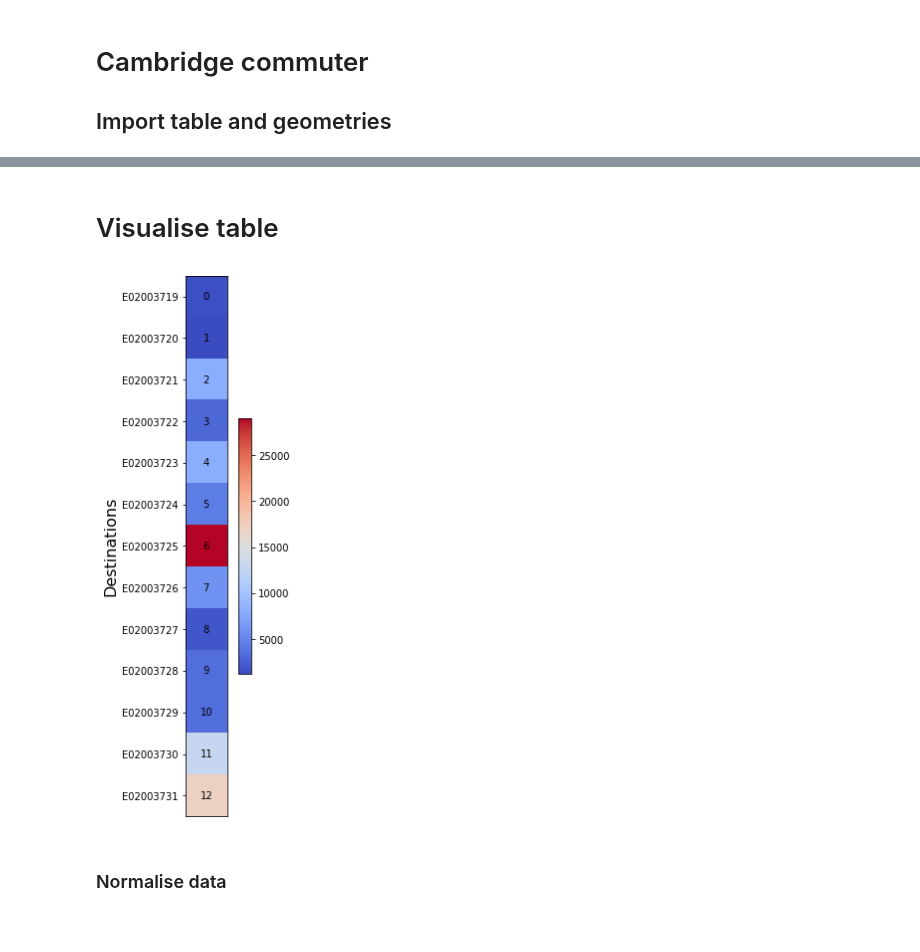
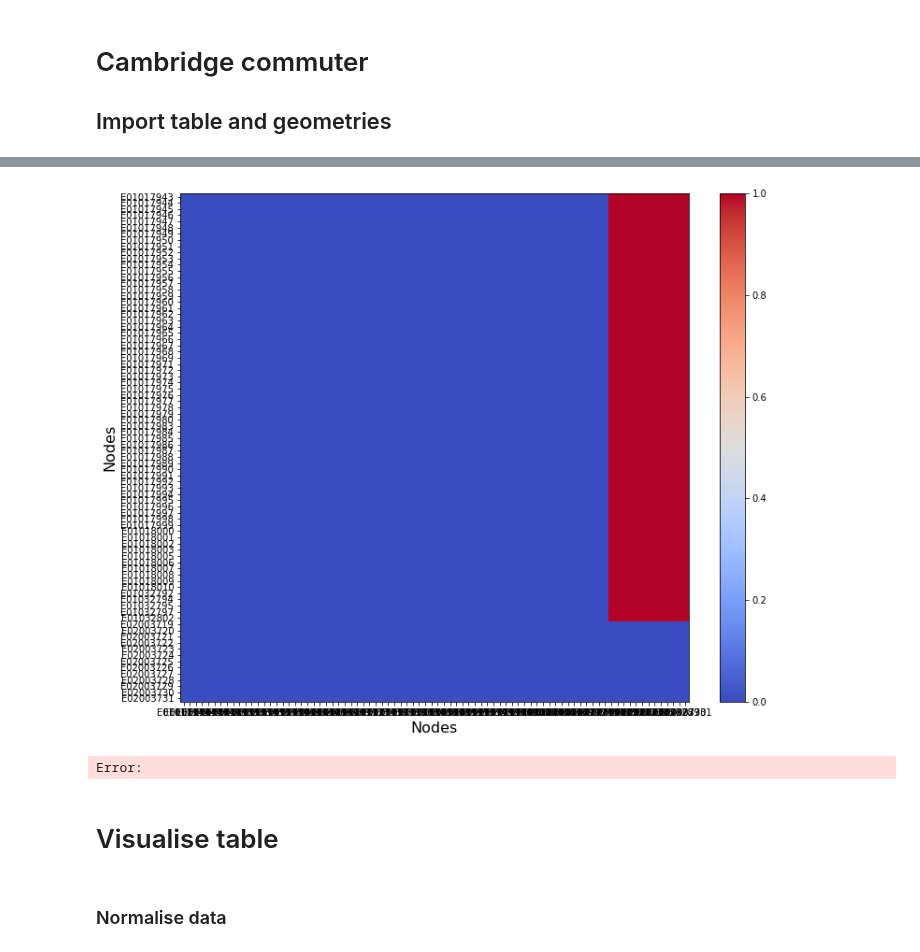
Before and after one commit to YannisZa/GeNSIT, a Jupyter notebook: notebooks/Preprocessing Cambridge Data and Computing Cost Matrices.ipynb, the cells around one changed output, grey strips where cells are left out. Cells and saved outputs as stored; diff of their text form; code cells hidden in the pictures.

```diff
--- a/notebooks/Preprocessing Cambridge Data and Computing Cost Matrices.ipynb
+++ b/notebooks/Preprocessing Cambridge Data and Computing Cost Matrices.ipynb
@@ -198,8 +293,61 @@ table_gdf = gpd.GeoDataFrame(table_df,geometry='origin_geometry')
+# %%
+ten_percent_train_cells = np.loadtxt('../data/inputs/cambridge_work_commuter_lsoas_to_msoas/constraints/cell_constraints_permuted_size_90_cell_percentage_10_constrained_axes_0_1_seed_1234.txt')
+twenty_percent_train_cells = np.loadtxt('../data/inputs/cambridge_work_commuter_lsoas_to_msoas/constraints/cell_constraints_permuted_size_179_cell_percentage_20_constrained_axes_0_1_seed_1234.txt')
+# %%
+augmented_test_cells = []
+augmented_ten_percent_train_cells = []
+augmented_twenty_percent_train_cells = []
+for i in range(I):
+    for j in range(J):
+        augmented_test_cells.append([i,I+j])
+        if ((i,j) in set(list(map(tuple,ten_percent_train_cells.astype('int32').tolist())))):
+            augmented_ten_percent_train_cells.append([i,I+j])
+        if ((i,j) in set(list(map(tuple,twenty_percent_train_cells.astype('int32').tolist())))):
+            augmented_twenty_percent_train_cells.append([i,I+j])
+# %%
+test_cell_matrix = np.zeros((I+J,I+J),dtype='int32')
+augmented_ten_percent_train_cell_matrix = np.zeros((I+J,I+J),dtype='int32')
+augmented_twenty_percent_train_cell_matrix = np.zeros((I+J,I+J),dtype='int32')
+for c in augmented_test_cells:
+    test_cell_matrix[tuple(c)] = 1
+for c in augmented_ten_percent_train_cells:
+    augmented_ten_percent_train_cell_matrix[tuple(c)] = 1
+for c in augmented_twenty_percent_train_cells:
+    augmented_twenty_percent_train_cell_matrix[tuple(c)] = 1
+# %%
+fig, ax = plt.subplots(figsize=(15,10))
+plt.imshow(test_cell_matrix, cmap=plt.cm.coolwarm, interpolation='nearest')
+ax.set_ylabel('Nodes',fontsize=16)
+ax.set_xlabel('Nodes',fontsize=16)
+ax.set_xticks(range(I+J),origin_geometry_ids+destination_geometry_ids)
+ax.set_yticks(range(I+J),origin_geometry_ids+destination_geometry_ids)
+plt.colorbar(fraction=0.046, pad=0.04)
+plt.show()
+# %% [output]
+[figure, added]
+# %%
+np.savetxt(
+    os.path.join(
+        f'../data/inputs/{dataset}/constraints/augmented_test_cells.txt'
+    ),np.array(augmented_test_cells)
+)
+np.savetxt(
+    os.path.join(
+        f'../data/inputs/{dataset}/constraints/augmented_train_cells_permuted_size_90_cell_percentage_10_constrained_axes_0_1_seed_1234.txt'
+    ),np.array(augmented_ten_percent_train_cells)
+)
+np.savetxt(
+    os.path.join(
+        f'../data/inputs/{dataset}/constraints/augmented_train_cells_permuted_size_179_cell_percentage_20_constrained_axes_0_1_seed_1234.txt'
+    ),np.array(augmented_twenty_percent_train_cells)
+)
+# %% [output]
+Error:
 # %% [markdown]
 # Visualise table
 # %%
 fig, ax = plt.subplots(figsize=(5,10))
-plt.imshow(number_of_jobs[:,np.newaxis], cmap=plt.cm.coolwarm, interpolation='nearest')
+plt.imshow(destination_number_of_jobs[:,np.newaxis], cmap=plt.cm.coolwarm, interpolation='nearest')
 # ax.set_title('Destination attraction',fontsize=16)
 ax.set_ylabel('Destinations',fontsize=16)
 ax.set_yticks(range(J),destination_geometry_ids)
@@ -208,8 +356,6 @@ for j in range(J):
     text = ax.text(0, j, j, ha="center", va="center", color="black")
 plt.colorbar(fraction=0.046, pad=0.04)
 plt.show()
-# %% [output]
-[figure, removed]
 # %% [markdown]
 ### Normalise data
 # %%
```
Also changed, not shown: parts of 22 cells of this notebook, 24 other files.
